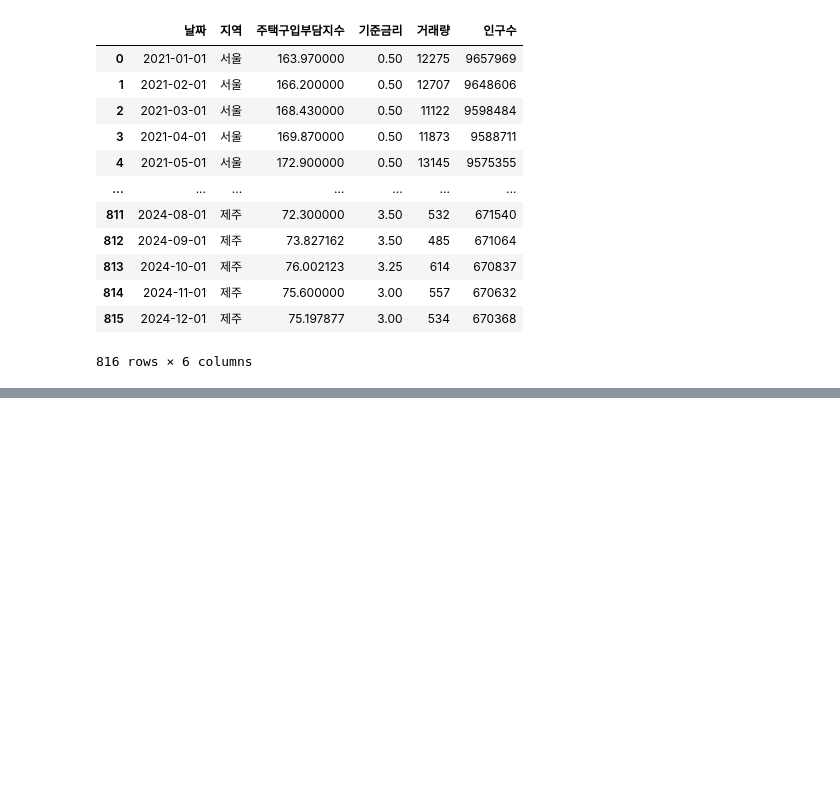
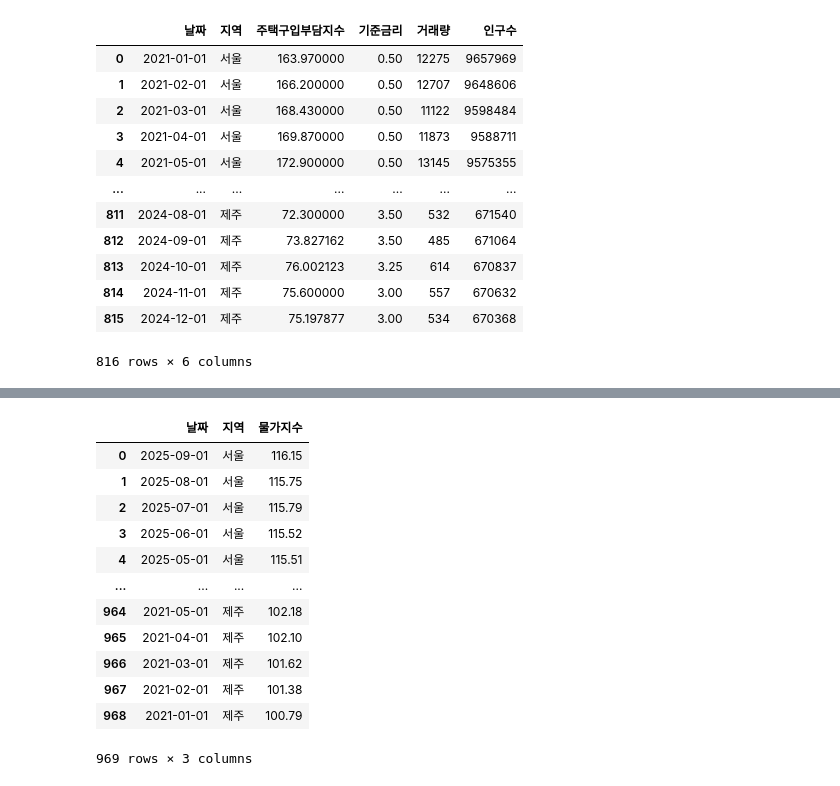
Before and after one commit to sharppink/pandas_visualization, a Jupyter notebook: capstone_data.ipynb, the cells around one changed output, grey strips where cells are left out. Drawn from its saved outputs; the diff is of its cells as text; code cells hidden in the pictures; blank space fills up the shorter version.

```diff
--- a/capstone_data.ipynb
+++ b/capstone_data.ipynb
@@ -264,0 +323,16 @@ final_df.to_excel('통합.xlsx', index=False)
+# %%
+df_long
+# %% [output]
+|  | 날짜 | 지역 | 물가지수 |
+| 0 | 2025-09-01 | 서울 | 116.15 |
+| 1 | 2025-08-01 | 서울 | 115.75 |
+| 2 | 2025-07-01 | 서울 | 115.79 |
+| 3 | 2025-06-01 | 서울 | 115.52 |
+| 4 | 2025-05-01 | 서울 | 115.51 |
+| ... | ... | ... | ... |
+| 964 | 2021-05-01 | 제주 | 102.18 |
+| 965 | 2021-04-01 | 제주 | 102.10 |
+| 966 | 2021-03-01 | 제주 | 101.62 |
+| 967 | 2021-02-01 | 제주 | 101.38 |
+| 968 | 2021-01-01 | 제주 | 100.79 |
+969 rows × 3 columns
```
Also changed, not shown: parts of 10 cells of this notebook.
